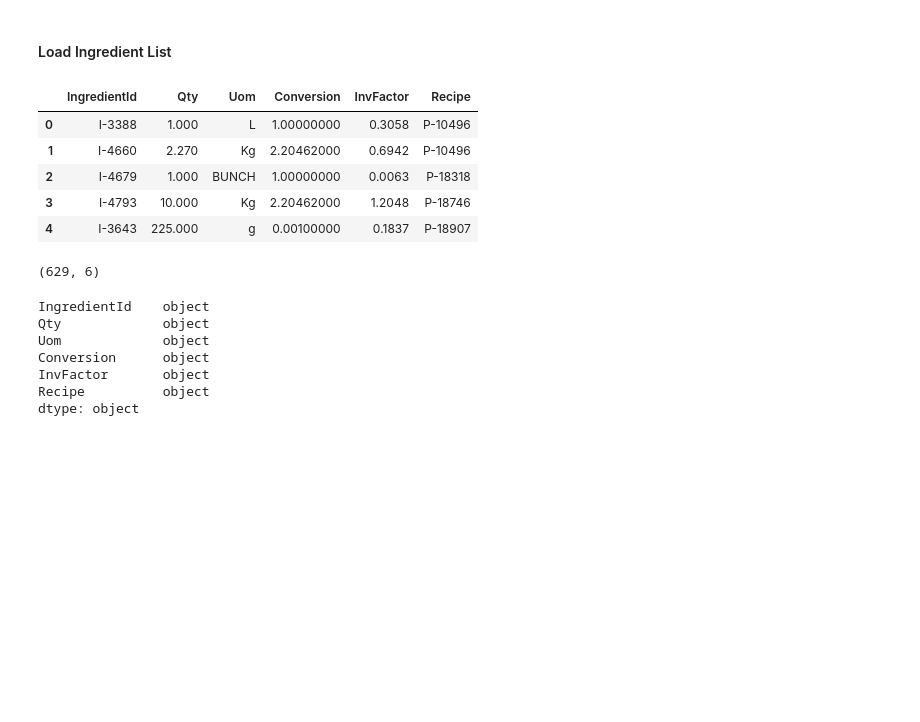
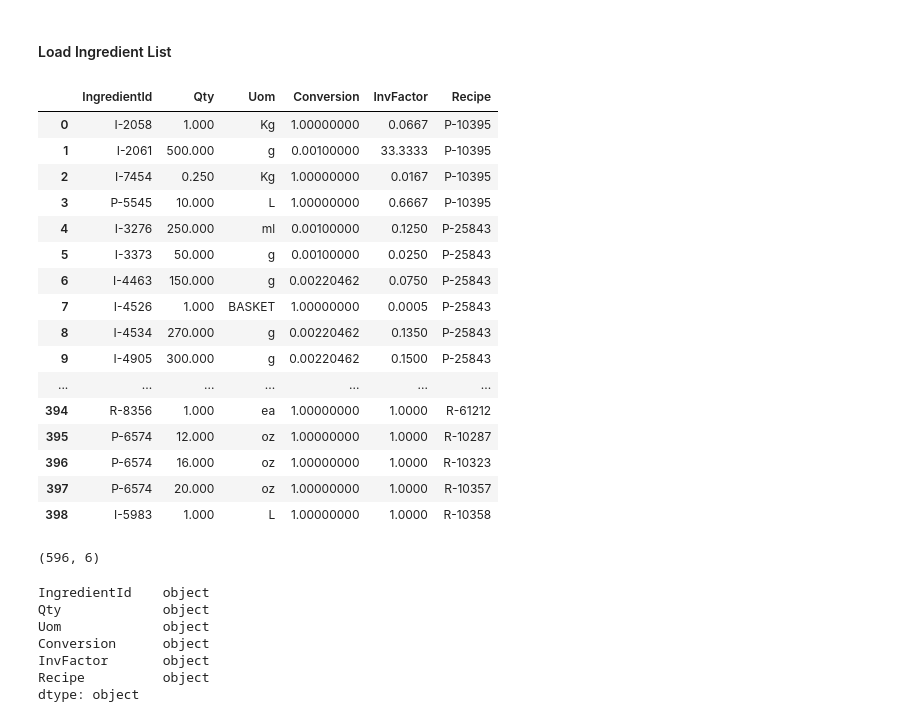
Before and after one commit to silviaaaaaaa/cffs-label, a Jupyter notebook: data analysis/ingre_analysis.ipynb, the cells around one changed output. Cells and saved outputs as stored; diff of their text form; code cells hidden in the pictures; blank space fills up the shorter version.

```diff
--- a/data analysis/ingre_analysis.ipynb
+++ b/data analysis/ingre_analysis.ipynb
@@ -78,8 +87,10 @@ PakUOM = []
 InventoryGroup = []
 
 for filepath in filepath_list:
-    xtree = et.parse(filepath + '/items.xml')
-    xroot = xtree.getroot()
+    path = filepath + '/items.xml'
+    if os.path.isfile(path):
+        xtree = et.parse(path)
+        xroot = xtree.getroot()
     for item in xtree.iterfind('Item'):
         ItemId.append(item.attrib['id'])
         Description.append(item.findtext('Description'))
@@ -133,8 +155,10 @@ Recipe = []
 Uom = []
 
 for filepath in filepath_list:
-    xtree = et.parse(filepath + '/Ingredients.xml')
-    xroot = xtree.getroot()
+    path = filepath + '/Ingredients.xml'
+    if os.path.isfile(path):
+        xtree = et.parse(path)
+        xroot = xtree.getroot()
     for x in xtree.iterfind('Ingredient'):
         IngredientId.append(x.attrib['ingredient'])
         Conversion.append(x.attrib['conversion'])
@@ -148,18 +172,29 @@ Ingredients = pd.DataFrame({'IngredientId': IngredientId, 'Qty': Qty,'Uom': Uom,
 
 Ingredients.reset_index(drop=True, inplace=True)
 # %%
-Ingredients.head()
+Ingredients
 # %% [output]
 |  | IngredientId | Qty | Uom | Conversion | InvFactor | Recipe |
-| 0 | I-3388 | 1.000 | L | 1.00000000 | 0.3058 | P-10496 |
-| 1 | I-4660 | 2.270 | Kg | 2.20462000 | 0.6942 | P-10496 |
-| 2 | I-4679 | 1.000 | BUNCH | 1.00000000 | 0.0063 | P-18318 |
-| 3 | I-4793 | 10.000 | Kg | 2.20462000 | 1.2048 | P-18746 |
-| 4 | I-3643 | 225.000 | g | 0.00100000 | 0.1837 | P-18907 |
+| 0 | I-2058 | 1.000 | Kg | 1.00000000 | 0.0667 | P-10395 |
+| 1 | I-2061 | 500.000 | g | 0.00100000 | 33.3333 | P-10395 |
+| 2 | I-7454 | 0.250 | Kg | 1.00000000 | 0.0167 | P-10395 |
+| 3 | P-5545 | 10.000 | L | 1.00000000 | 0.6667 | P-10395 |
+| 4 | I-3276 | 250.000 | ml | 0.00100000 | 0.1250 | P-25843 |
+| 5 | I-3373 | 50.000 | g | 0.00100000 | 0.0250 | P-25843 |
+| 6 | I-4463 | 150.000 | g | 0.00220462 | 0.0750 | P-25843 |
+| 7 | I-4526 | 1.000 | BASKET | 1.00000000 | 0.0005 | P-25843 |
+| 8 | I-4534 | 270.000 | g | 0.00220462 | 0.1350 | P-25843 |
+| 9 | I-4905 | 300.000 | g | 0.00220462 | 0.1500 | P-25843 |
+| ... | ... | ... | ... | ... | ... | ... |
+| 394 | R-8356 | 1.000 | ea | 1.00000000 | 1.0000 | R-61212 |
+| 395 | P-6574 | 12.000 | oz | 1.00000000 | 1.0000 | R-10287 |
+| 396 | P-6574 | 16.000 | oz | 1.00000000 | 1.0000 | R-10323 |
+| 397 | P-6574 | 20.000 | oz | 1.00000000 | 1.0000 | R-10357 |
+| 398 | I-5983 | 1.000 | L | 1.00000000 | 1.0000 | R-10358 |
 # %%
 Ingredients.shape
 # %% [output]
-(629, 6)
+(596, 6)
 # %%
 Ingredients.dtypes
 # %% [output]
```
Also changed, not shown: parts of 34 cells of this notebook, 16 other files.
